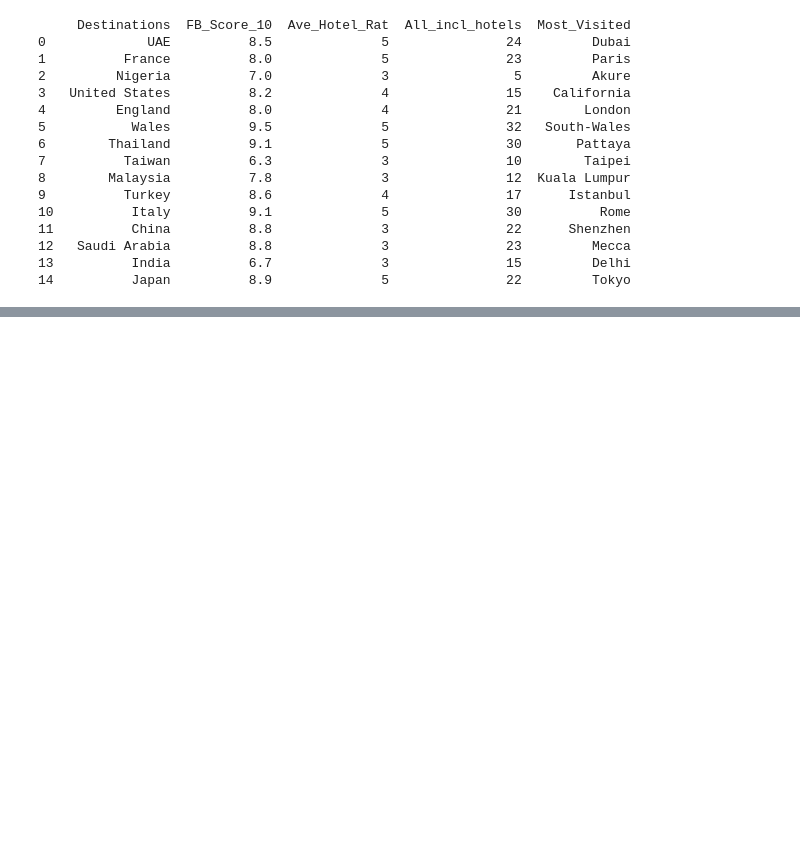
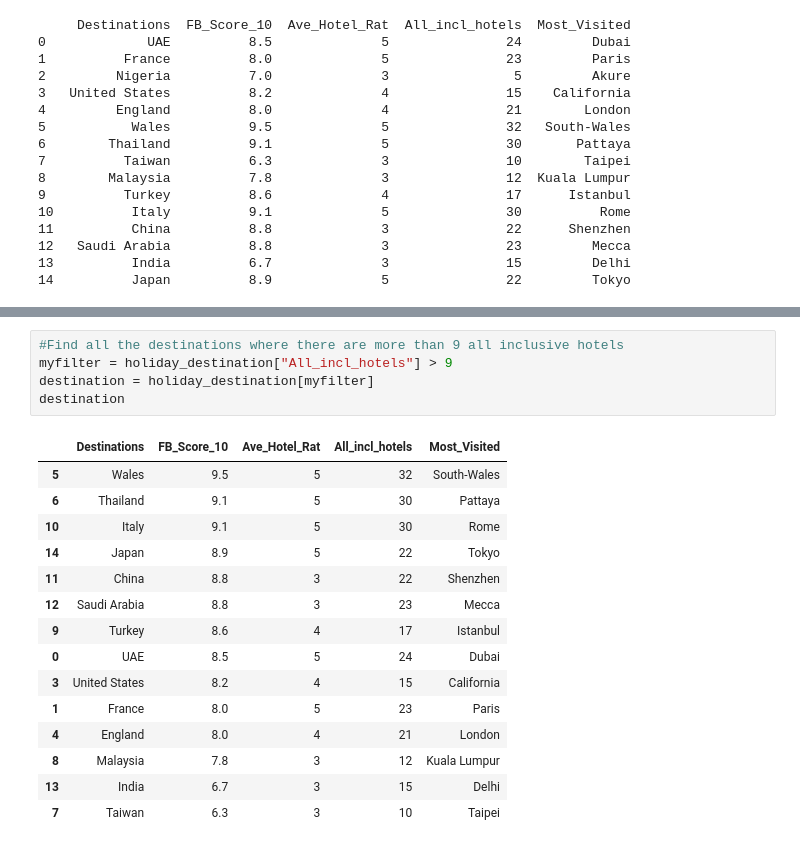
Before and after one commit to beryour/TTA, a Jupyter notebook: Week 4 HML/hmtw4Stevens.ipynb, the cells around one changed output, grey strips where cells are left out. Cells and saved outputs as stored; diff of their text form; blank space fills up the shorter version.

```diff
--- a/Week 4 HML/hmtw4Stevens.ipynb
+++ b/Week 4 HML/hmtw4Stevens.ipynb
@@ -47,0 +61,21 @@ print(holiday_destination.iloc[3:8])
+# %%
+#Find all the destinations where there are more than 9 all inclusive hotels
+myfilter = holiday_destination["All_incl_hotels"] > 9
+destination = holiday_destination[myfilter]
+destination
+# %% [output]
+|  | Destinations | FB_Score_10 | Ave_Hotel_Rat | All_incl_hotels | Most_Visited |
+| 5 | Wales | 9.5 | 5 | 32 | South-Wales |
+| 6 | Thailand | 9.1 | 5 | 30 | Pattaya |
+| 10 | Italy | 9.1 | 5 | 30 | Rome |
+| 14 | Japan | 8.9 | 5 | 22 | Tokyo |
+| 11 | China | 8.8 | 3 | 22 | Shenzhen |
+| 12 | Saudi Arabia | 8.8 | 3 | 23 | Mecca |
+| 9 | Turkey | 8.6 | 4 | 17 | Istanbul |
+| 0 | UAE | 8.5 | 5 | 24 | Dubai |
+| 3 | United States | 8.2 | 4 | 15 | California |
+| 1 | France | 8.0 | 5 | 23 | Paris |
+| 4 | England | 8.0 | 4 | 21 | London |
+| 8 | Malaysia | 7.8 | 3 | 12 | Kuala Lumpur |
+| 13 | India | 6.7 | 3 | 15 | Delhi |
+| 7 | Taiwan | 6.3 | 3 | 10 | Taipei |
```
Also changed, not shown: parts of 9 cells of this notebook.
